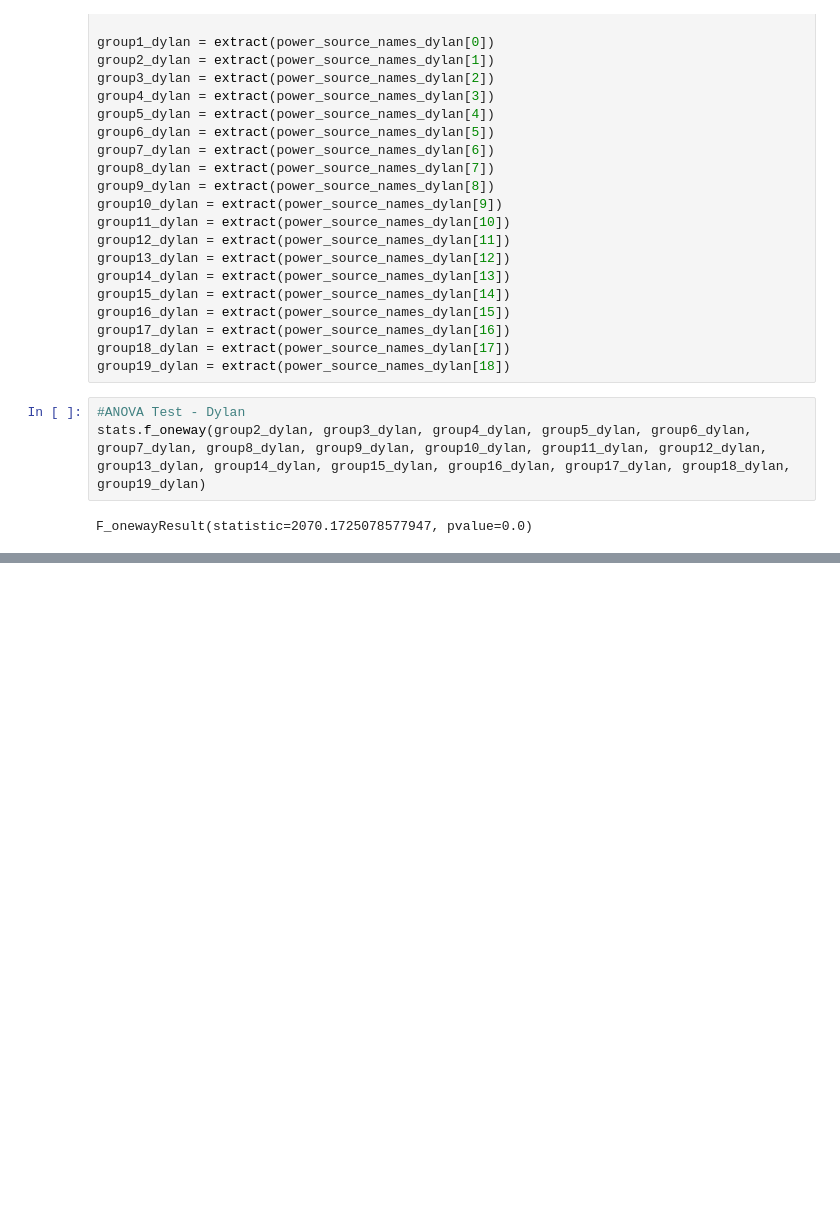
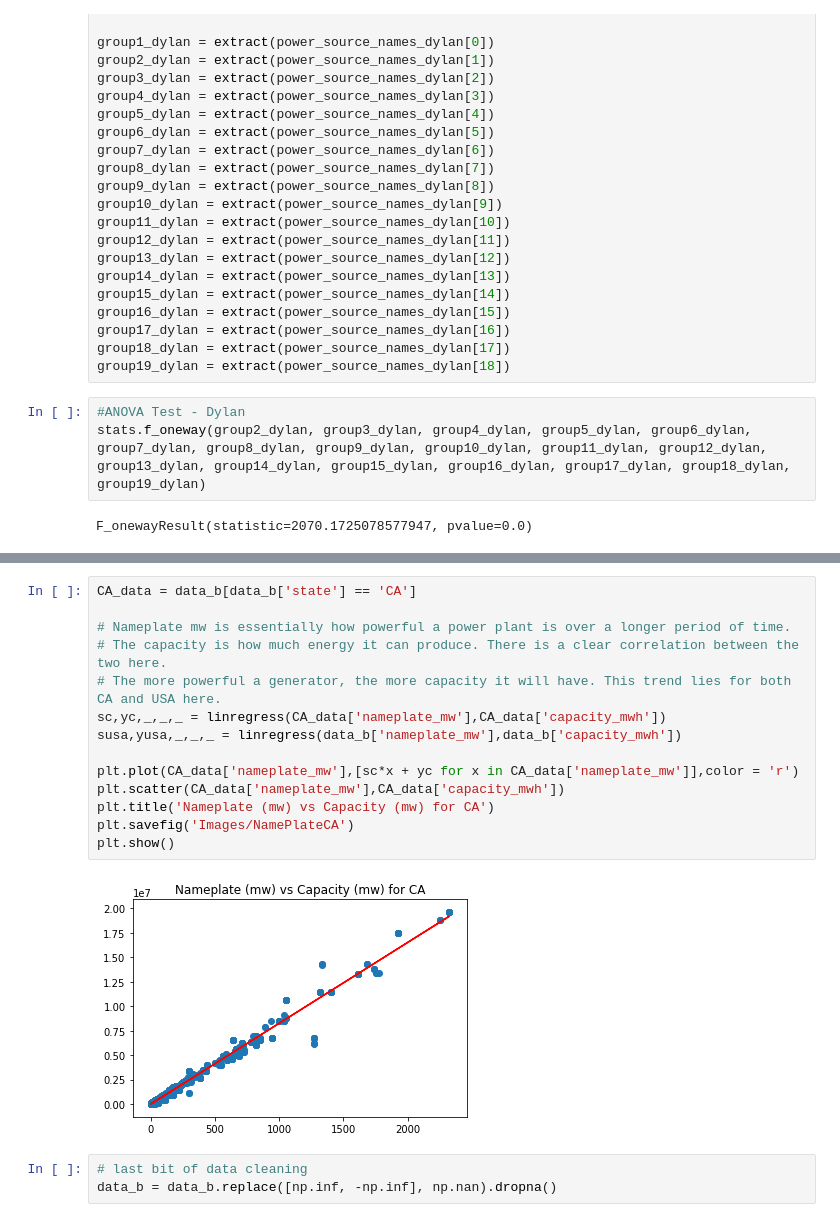
Before and after one commit to DylanRCastillo/CA-US-Emissions-and-Energy-Production, a Jupyter notebook: project_analysis_notebook.ipynb, the cells around one changed output, grey strips where cells are left out. Saved outputs shown, nothing was run; the diff lists cells and outputs as text; blank space fills up the shorter version.

```diff
--- a/project_analysis_notebook.ipynb
+++ b/project_analysis_notebook.ipynb
@@ -386,0 +446,19 @@ F_onewayResult(statistic=2070.1725078577947, pvalue=0.0)
+# %%
+CA_data = data_b[data_b['state'] == 'CA']
+
+# Nameplate mw is essentially how powerful a power plant is over a longer period of time.
+# The capacity is how much energy it can produce. There is a clear correlation between the two here.
+# The more powerful a generator, the more capacity it will have. This trend lies for both CA and USA here.
+sc,yc,_,_,_ = linregress(CA_data['nameplate_mw'],CA_data['capacity_mwh'])
+susa,yusa,_,_,_ = linregress(data_b['nameplate_mw'],data_b['capacity_mwh'])
+
+plt.plot(CA_data['nameplate_mw'],[sc*x + yc for x in CA_data['nameplate_mw']],color = 'r')
+plt.scatter(CA_data['nameplate_mw'],CA_data['capacity_mwh'])
+plt.title('Nameplate (mw) vs Capacity (mw) for CA')
+plt.savefig('Images/NamePlateCA')
+plt.show()
+# %% [output]
+[figure, added]
+# %%
+# last bit of data cleaning
+data_b = data_b.replace([np.inf, -np.inf], np.nan).dropna()
```
Also changed, not shown: parts of 7 cells of this notebook, 22 other files.
